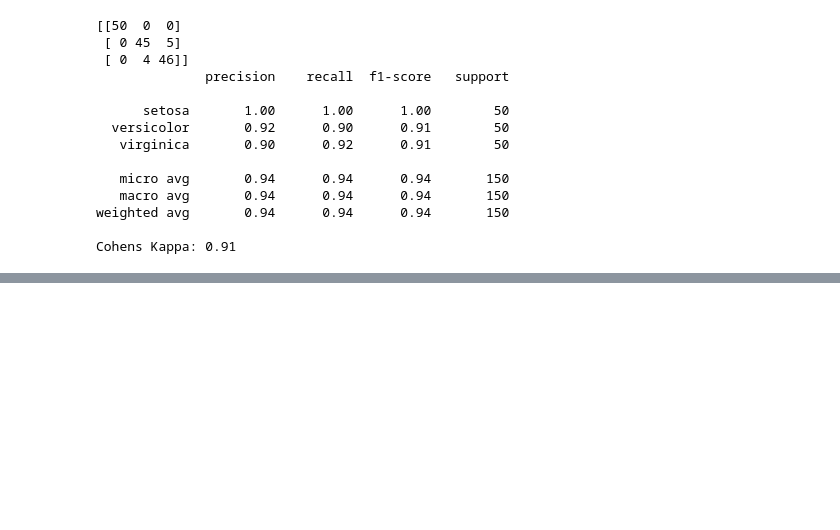
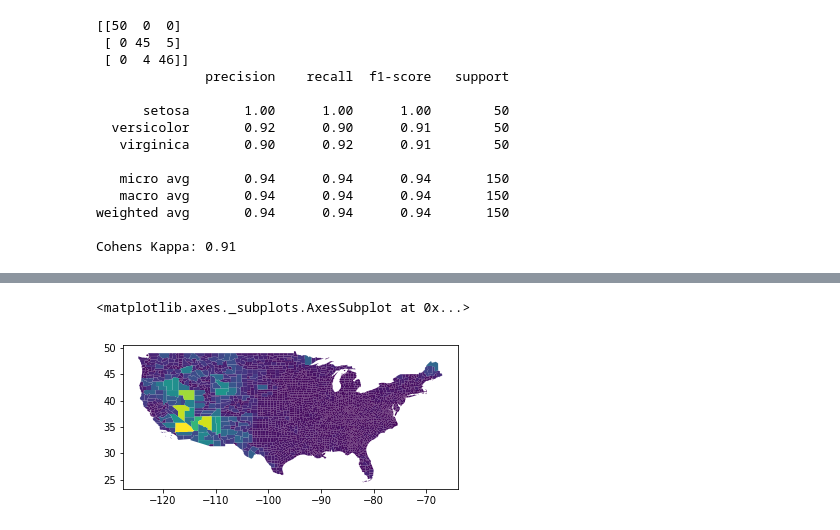
Before and after one commit to thomaspingel/geography_single_shot_notebooks, a Jupyter notebook: Classification.ipynb, the cells around one changed output, grey strips where cells are left out. Cells and saved outputs as stored; diff of their text form; code cells hidden in the pictures; blank space fills up the shorter version.

```diff
--- a/Classification.ipynb
+++ b/Classification.ipynb
@@ -364,0 +403,17 @@ Cohens Kappa: 0.91
+# %%
+chr_data = pd.read_csv('https://raw.githubusercontent.com/thomaspingel/geodata/master/chr_2016.csv',dtype={'FIPS':str})
+
+# For our purposes, we're just going to look at a selection of columns:
+# Define columns to keep:
+cols = ['FIPS', 'Poor or fair health - % Fair/Poor', 'Low birthweight - % LBW', 'Adult smoking - % Smokers',
+        'Adult obesity - % Obese', 'Physical inactivity - % Physically Inactive',
+        'Excessive drinking - % Excessive Drinking', 'Alcohol-impaired driving deaths - % Alcohol-Impaired',
+        'Sexually transmitted infections - Chlamydia Rate', 'Teen births - Teen Birth Rate', 'Uninsured - % Uninsured',
+        'Primary care physicians - PCP Rate', 'High school graduation - Graduation Rate', 'Some college - % Some College',
+        'Unemployment - % Unemployed', 'Income inequality - Income Ratio', 'Violent crime - Violent Crime Rate',
+        'Infant mortality - Infant Mortality Rate', 'Median household income - Household Income',
+        'Homicides - Homicide Rate', 'Demographics - Population', 'Demographics - % Non-Hispanic White',
+        'Demographics - % Rural']
+
+# Keep only these:
+chr_data = chr_data[cols]
@@ -364,0 +432,2 @@ Cohens Kappa: 0.91
+# %%
+df = counties.merge(chr_data,left_on='GEOID',right_on='FIPS',how='left')
@@ -364,0 +444,5 @@ Cohens Kappa: 0.91
+# %%
+df.plot(column='ALAND')
+# %% [output]
+<matplotlib.axes._subplots.AxesSubplot at 0x...>
+[figure, added]
```
Also changed, not shown: parts of 37 cells of this notebook.
